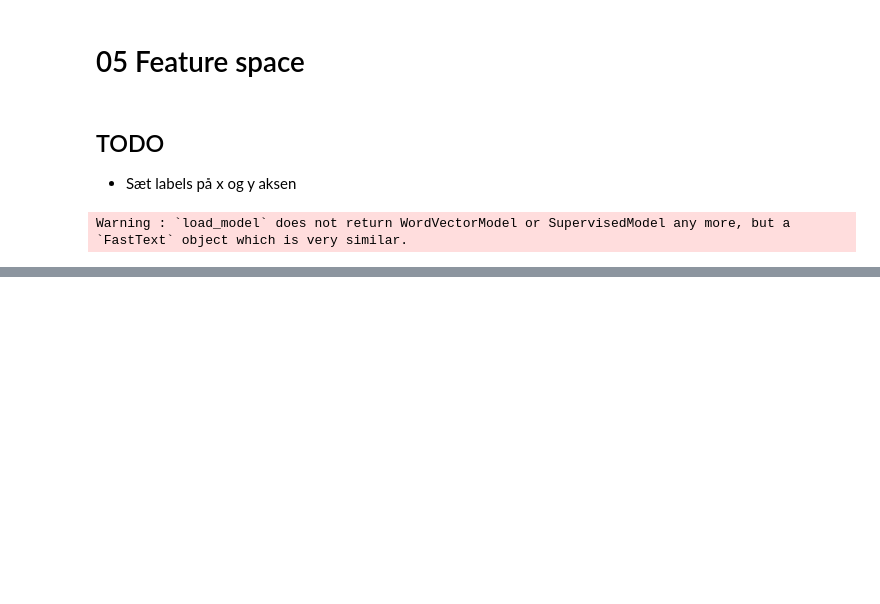
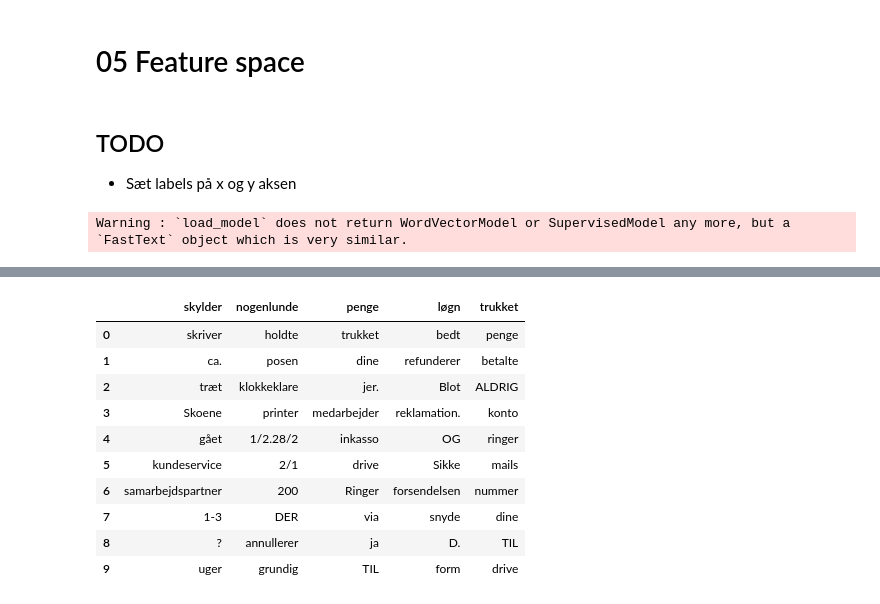
Before and after one commit to Kofoedsan/Python-TrustpilotPredict, a Jupyter notebook: 05_feature_space.ipynb, the cells around one changed output, grey strips where cells are left out. Cells and saved outputs as stored; diff of their text form; code cells hidden in the pictures; blank space fills up the shorter version.

Commit message:
nearest_neighbours gjort flot scalerbar

```diff
--- a/05_feature_space.ipynb
+++ b/05_feature_space.ipynb
@@ -80,3 +25,31 @@ nearest_neighbours("Penge", "Dårlig", "forskellige", "ubehagelig")
+# %%
+def nearest_neighbours(*args):
+    df_lists = []
+
+    for arg in args:
+        all_args_nearest_neighbours = model.get_nearest_neighbors(arg)
+        single_arg_list = []
+
+        for k, v in all_args_nearest_neighbours:
+            single_arg_list.append(v)
+        df_lists.append(single_arg_list)
+
+    nearest_neighbours_df = pd.DataFrame(list(zip(*df_lists[0:])), columns=args)
+    return nearest_neighbours_df
+
+nearest_neighbours('skylder', 'nogenlunde', 'penge','løgn', 'trukket')
+# %% [output]
+|  | skylder | nogenlunde | penge | løgn | trukket |
+| 0 | skriver | holdte | trukket | bedt | penge |
+| 1 | ca. | posen | dine | refunderer | betalte |
+| 2 | træt | klokkeklare | jer. | Blot | ALDRIG |
+| 3 | Skoene | printer | medarbejder | reklamation. | konto |
+| 4 | gået | 1/2.28/2 | inkasso | OG | ringer |
+| 5 | kundeservice | 2/1 | drive | Sikke | mails |
+| 6 | samarbejdspartner | 200 | Ringer | forsendelsen | nummer |
+| 7 | 1-3 | DER | via | snyde | dine |
+| 8 | ? | annullerer | ja | D. | TIL |
+| 9 | uger | grundig | TIL | form | drive |
 # %%
 kmeans = KMeans(n_clusters=5)
 data['cluster'] = kmeans.fit_predict(data['vec'].values.tolist())
```
Also changed, not shown: parts of 3 cells of this notebook.
